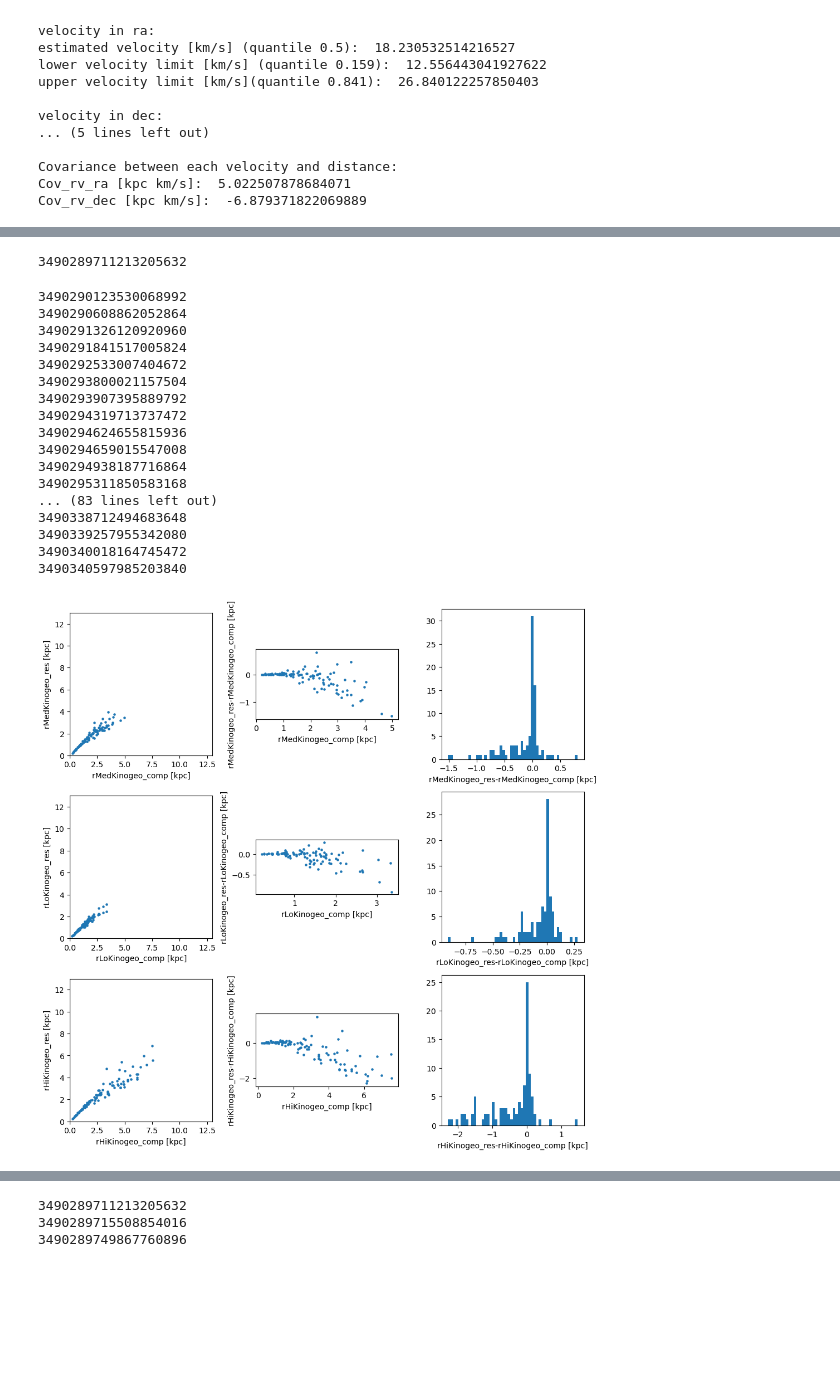
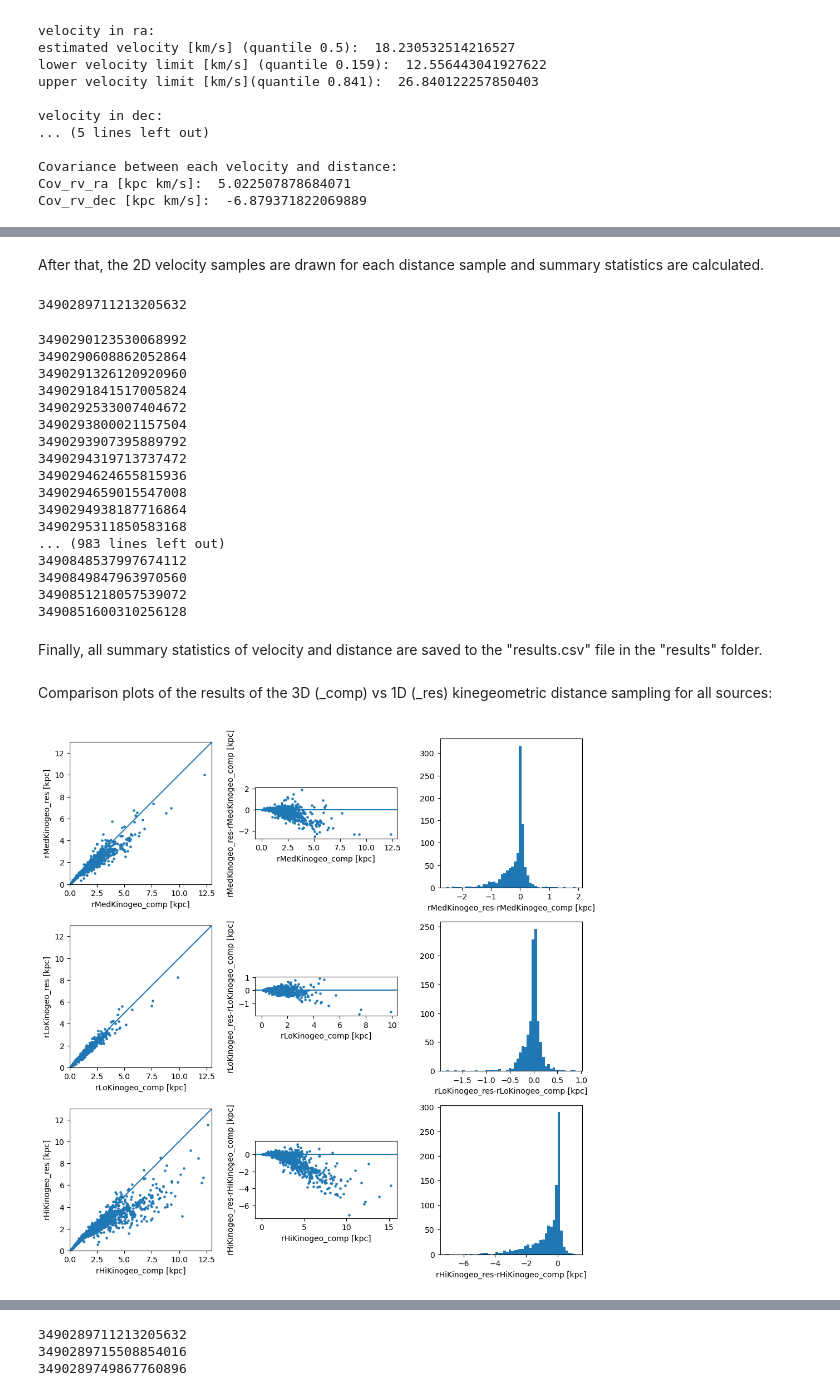
Before and after one commit to ElisaHaas25/Kinegeometric-Distance-Estimation, a Jupyter notebook: test_sampling.ipynb, the cells around one changed output, grey strips where cells are left out. Saved outputs shown, nothing was run; the diff lists cells and outputs as text; code cells hidden in the pictures; blank space fills up the shorter version.

```diff
--- a/test_sampling.ipynb
+++ b/test_sampling.ipynb
@@ -566,13 +607,16 @@ Cov_rv_dec [kpc km/s]:  -6.879371822069889
 # Read in comparison data
 
 # array containing source_ids
-id_distvel_6200 = np.genfromtxt('distvel_6200.csv', delimiter=',', skip_header=1,  dtype='int64', usecols=0)
-# array containig all data (dont use source_id from this, because its rounded, instead use array above)
-data_distvel_6200 =  np.genfromtxt('distvel_6200.csv', delimiter=',', skip_header=1,  dtype='float64')
+id_distvel_6200 = np.genfromtxt('./distvel_6200.csv', delimiter=',', skip_header=1,  dtype='int64', usecols=0)
+
+# array containig all 3D data (dont use source_id from this, because its rounded, instead use array above)
+data_distvel_6200 =  np.genfromtxt('./distvel_6200.csv', delimiter=',', skip_header=1,  dtype='float64')
+
+# alternative file: './results_est_distvel/distvel_files/distvel_6200_new.csv': contains (less) stars with available samples
 
 # remove all rows containing nan:
-comp_data = data_distvel_6200[~np.isnan(data_distvel_6200).any(axis=1), :][:100]
-comp_source_ids = id_distvel_6200[~np.isnan(data_distvel_6200).any(axis=1)][:100]
+comp_data = data_distvel_6200[~np.isnan(data_distvel_6200).any(axis=1), :]#[:100]
+comp_source_ids = id_distvel_6200[~np.isnan(data_distvel_6200).any(axis=1)]#[:100]
 
 #extract data from Gaia
 
@@ -756,6 +806,8 @@ for i in range(len(rSamples_kinegeo)):
     rMedGeo_all.append(rMedGeo)
     rLoGeo_all.append(rLoGeo)
     rHiGeo_all.append(rHiGeo)
+# %% [markdown]
+After that, the 2D velocity samples are drawn for each distance sample and summary statistics are calculated.
 # %%
 # Compute velocity statistics for each source
 
@@ -800,7 +852,7 @@ for j in range(len(rSamples_kinegeo)):
     astrometric_params_solved = float(r['astrometric_params_solved'][j])
 
 
-    source_id = int(r['source_id'][j])
+    source_id = int(r['SOURCE_ID'][j])
     print(source_id)
     healpix = math.floor(source_id / (2**(35)*4**(12-5)) )
 
@@ -883,11 +935,13 @@ for j in range(len(rSamples_kinegeo)):
 3490294659015547008
 3490294938187716864
 3490295311850583168
-... (83 lines left out)
-3490338712494683648
-3490339257955342080
-3490340018164745472
-3490340597985203840
+... (983 lines left out)
+3490848537997674112
+3490849847963970560
+3490851218057539072
+3490851600310256128
+# %% [markdown]
+Finally, all summary statistics of velocity and distance are saved to the "results.csv" file in the "results" folder.
 # %%
 # save summary statistics to csv file
 
@@ -910,15 +964,19 @@ with open('./results/results.csv', 'w', encoding='UTF8') as f:
                          raVel_all[i][0],raVel_all[i][1],raVel_all[i][2],\
                          decVel_all[i][0],decVel_all[i][1],decVel_all[i][2],\
                          Cov_rv_ra_all[i],Cov_rv_dec_all[i],corrVel_all[i][0,1]])
+# %% [markdown]
+Comparison plots of the results of the 3D (_comp) vs 1D (_res) kinegeometric distance sampling for all sources:
 # %%
 # plot comparison plots of Kinegeo distance estimation
+#  _res indicates the results from this notebook, _comp indicates comparison data
 
 # read in csv with own results
+
 results = np.loadtxt('./results/results.csv', delimiter=',',skiprows=1)
 
+# plots
+
 fig,ax = plt.subplots(3,3,figsize=(10,10))
-
-# plot  comparison, _res indicates the results from this notebook, _comp indicates comparison data
 
 # rMedKinogeo
 
@@ -928,11 +986,15 @@ ax[0,0].set_xlabel('rMedKinogeo_comp [kpc]')
 ax[0,0].set_aspect('equal')
 ax[0,0].set_ylim(0,13)
 ax[0,0].set_xlim(0,13)
+ax[0,0].axline((0, 0), slope=1)
+
 
 ax[0,1].scatter(comp_data[:,4]/1e3, results[:,4]-comp_data[:,4]/1e3,s=5)
 ax[0,1].set_ylabel('rMedKinogeo_res-rMedKinogeo_comp [kpc]')
 ax[0,1].set_xlabel('rMedKinogeo_comp [kpc]')
 ax[0,1].set_aspect('equal')
+ax[0,1].axline((0, 0), slope=0)
+
 
 ax[0,2].hist(results[:,4]-comp_data[:,4]/1e3,bins=50)
 ax[0,2].set_xlabel('rMedKinogeo_res-rMedKinogeo_comp [kpc]')
@@ -946,35 +1008,40 @@ ax[1,0].set_xlabel('rLoKinogeo_comp [kpc]')
 ax[1,0].set_aspect('equal')
 ax[1,0].set_ylim(0,13)
 ax[1,0].set_xlim(0,13)
+ax[1,0].axline((0, 0), slope=1)
+
 
 ax[1,1].scatter(comp_data[:,5]/1e3, results[:,5]-comp_data[:,5]/1e3,s=5)
 ax[1,1].set_ylabel('rLoKinogeo_res-rLoKinogeo_comp [kpc]')
 ax[1,1].set_xlabel('rLoKinogeo_comp [kpc]')
 ax[1,1].set_aspect('equal')
+ax[1,1].axline((0, 0), slope=0)
 
 ax[1,2].hist(results[:,5]-comp_data[:,5]/1e3,bins=50)
 ax[1,2].set_xlabel('rLoKinogeo_res-rLoKinogeo_comp [kpc]')
 
 
 
 #rHiKinogeo
 
 ax[2,0].scatter(comp_data[:,6]/1e3, results[:,6],s=5)
 ax[2,0].set_ylabel('rHiKinogeo_res [kpc]')
 ax[2,0].set_xlabel('rHiKinogeo_comp [kpc]')
 ax[2,0].set_aspect('equal')
 ax[2,0].set_ylim(0,13)
 ax[2,0].set_xlim(0,13)
+ax[2,0].axline((0, 0), slope=1)
 
 ax[2,1].scatter(comp_data[:,6]/1e3, results[:,6]-comp_data[:,6]/1e3,s=5)
 ax[2,1].set_ylabel('rHiKinogeo_res-rHiKinogeo_comp [kpc]')
 ax[2,1].set_xlabel('rHiKinogeo_comp [kpc]')
 ax[2,1].set_aspect('equal')
+ax[2,1].axline((0, 0), slope=0)
 
 ax[2,2].hist(results[:,6]-comp_data[:,6]/1e3,bins=50)
 ax[2,2].set_xlabel('rHiKinogeo_res-rHiKinogeo_comp [kpc]')
 
 
 plt.tight_layout()
 # %% [output]
-[figure, old version]
+[figure, new version]
```
Also changed, not shown: parts of 31 cells of this notebook.
